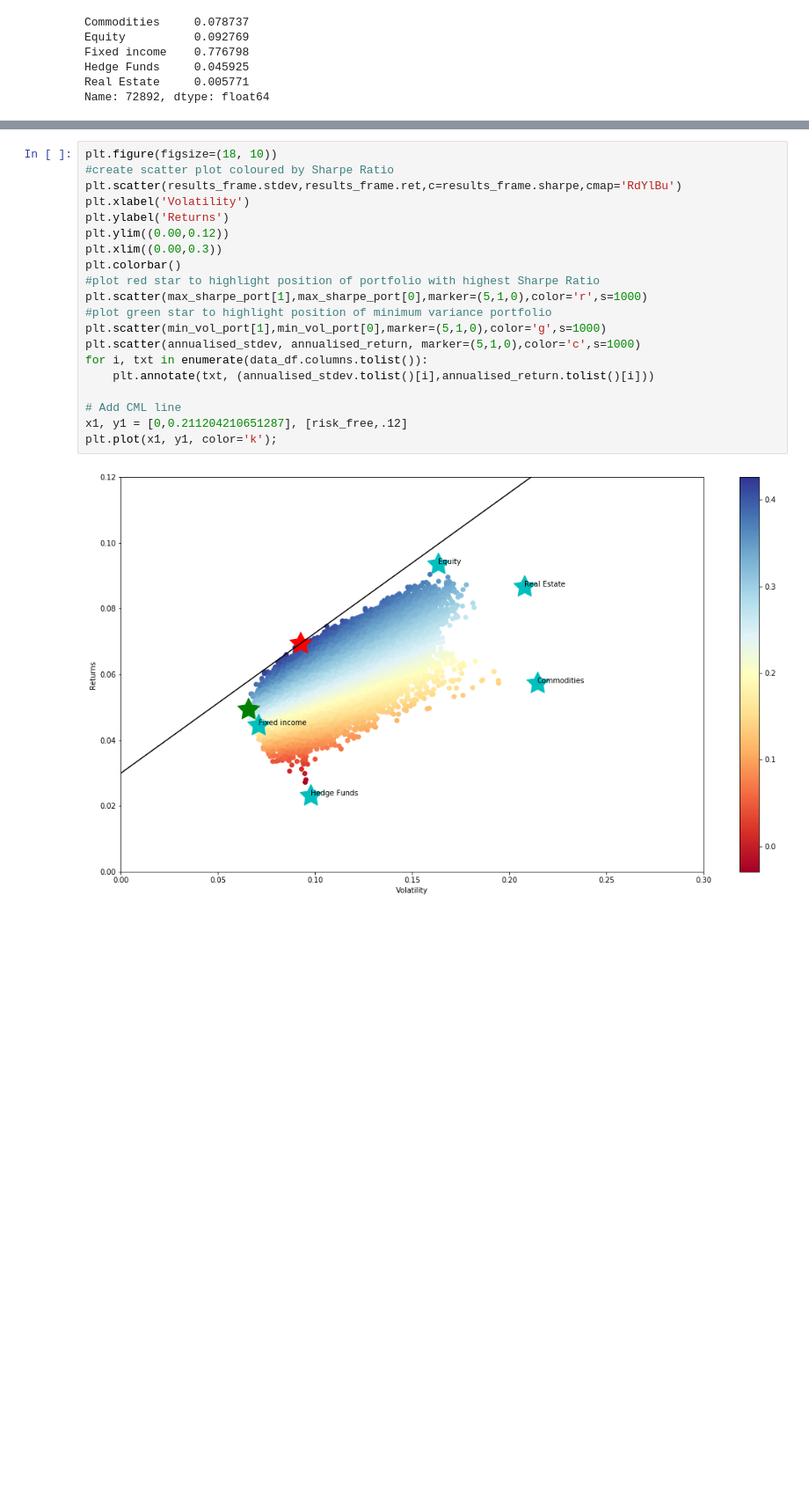
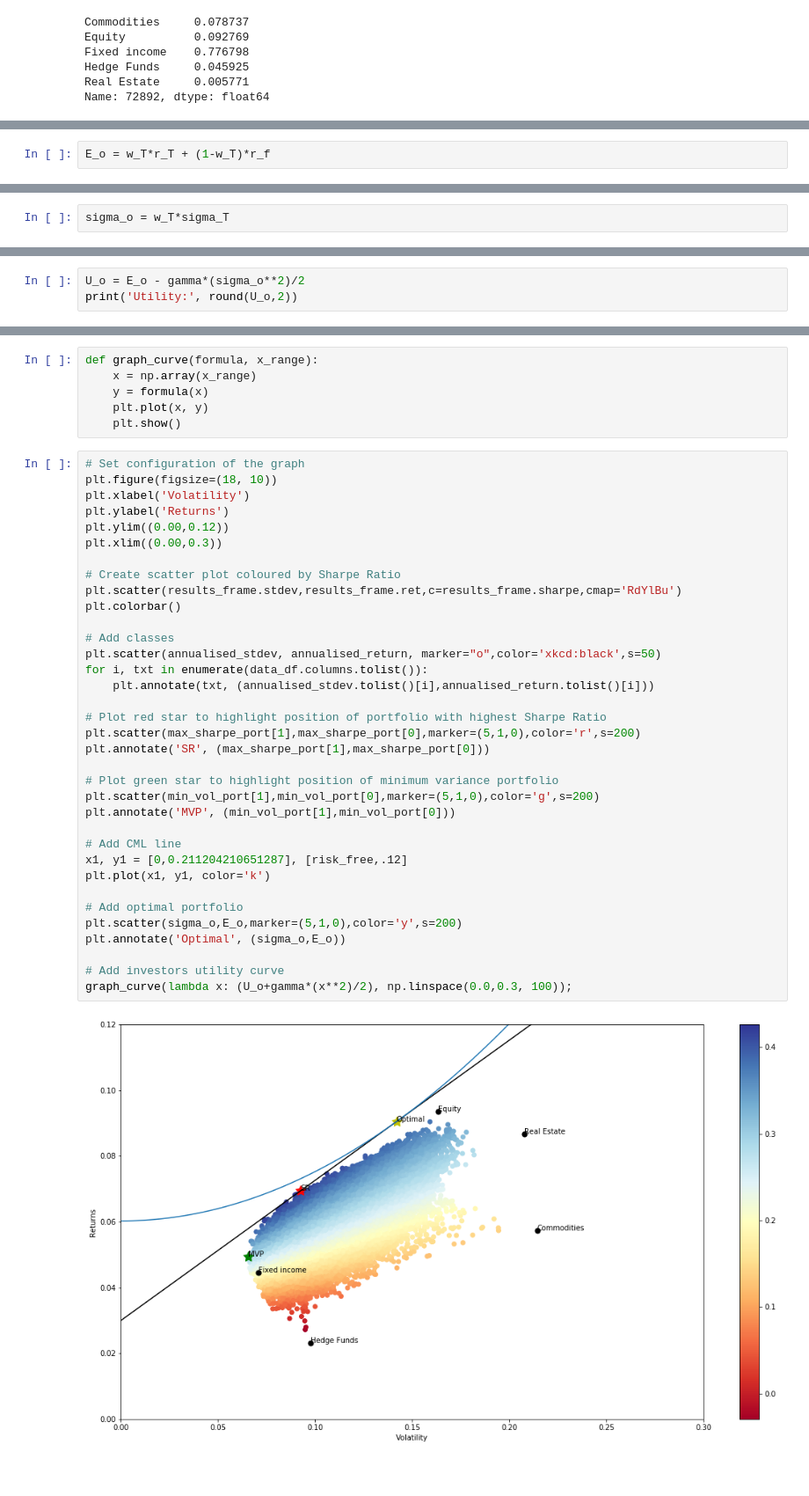
Before and after one commit to boturon/NovaSBE_Courses, a Jupyter notebook: finance/case_2/case_II_long.ipynb, the cells around one changed output, grey strips where cells are left out. Shown at 88% size. Drawn from its saved outputs; the diff is of its cells as text; blank space fills up the shorter version.

```diff
--- a/finance/case_2/case_II.ipynb
+++ b/finance/case_2/case_II_long.ipynb
@@ -178,0 +217,2 @@ Name: 72892, dtype: float64
+# %%
+E_o = w_T*r_T + (1-w_T)*r_f
@@ -178,0 +225,2 @@ Name: 72892, dtype: float64
+# %%
+sigma_o = w_T*sigma_T
@@ -178,0 +233,3 @@ Name: 72892, dtype: float64
+# %%
+U_o = E_o - gamma*(sigma_o**2)/2
+print('Utility:', round(U_o,2))
@@ -179,24 +240,45 @@ Name: 72892, dtype: float64
+# %%
+def graph_curve(formula, x_range):
+    x = np.array(x_range)
+    y = formula(x)
+    plt.plot(x, y)
+    plt.show()
 # %%
+# Set configuration of the graph
 plt.figure(figsize=(18, 10))
-#create scatter plot coloured by Sharpe Ratio
-plt.scatter(results_frame.stdev,results_frame.ret,c=results_frame.sharpe,cmap='RdYlBu')
 plt.xlabel('Volatility')
 plt.ylabel('Returns')
 plt.ylim((0.00,0.12))
 plt.xlim((0.00,0.3))
+
+# Create scatter plot coloured by Sharpe Ratio
+plt.scatter(results_frame.stdev,results_frame.ret,c=results_frame.sharpe,cmap='RdYlBu')
 plt.colorbar()
-#plot red star to highlight position of portfolio with highest Sharpe Ratio
-plt.scatter(max_sharpe_port[1],max_sharpe_port[0],marker=(5,1,0),color='r',s=1000)
-#plot green star to highlight position of minimum variance portfolio
-plt.scatter(min_vol_port[1],min_vol_port[0],marker=(5,1,0),color='g',s=1000)
-plt.scatter(annualised_stdev, annualised_return, marker=(5,1,0),color='c',s=1000)
+
+# Add classes
+plt.scatter(annualised_stdev, annualised_return, marker="o",color='xkcd:black',s=50)
 for i, txt in enumerate(data_df.columns.tolist()):
     plt.annotate(txt, (annualised_stdev.tolist()[i],annualised_return.tolist()[i]))
 
+# Plot red star to highlight position of portfolio with highest Sharpe Ratio
+plt.scatter(max_sharpe_port[1],max_sharpe_port[0],marker=(5,1,0),color='r',s=200)
+plt.annotate('SR', (max_sharpe_port[1],max_sharpe_port[0]))
+
+# Plot green star to highlight position of minimum variance portfolio
+plt.scatter(min_vol_port[1],min_vol_port[0],marker=(5,1,0),color='g',s=200)
+plt.annotate('MVP', (min_vol_port[1],min_vol_port[0]))
+
 # Add CML line
 x1, y1 = [0,0.211204210651287], [risk_free,.12]
-plt.plot(x1, y1, color='k');
+plt.plot(x1, y1, color='k')
+
+# Add optimal portfolio
+plt.scatter(sigma_o,E_o,marker=(5,1,0),color='y',s=200)
+plt.annotate('Optimal', (sigma_o,E_o))
+
+# Add investors utility curve
+graph_curve(lambda x: (U_o+gamma*(x**2)/2), np.linspace(0.0,0.3, 100));
 # %% [output]
-[figure, old version]
+[figure, new version]
 # %% [markdown]
 <br>
```
Also changed, not shown: parts of 17 cells of this notebook.
